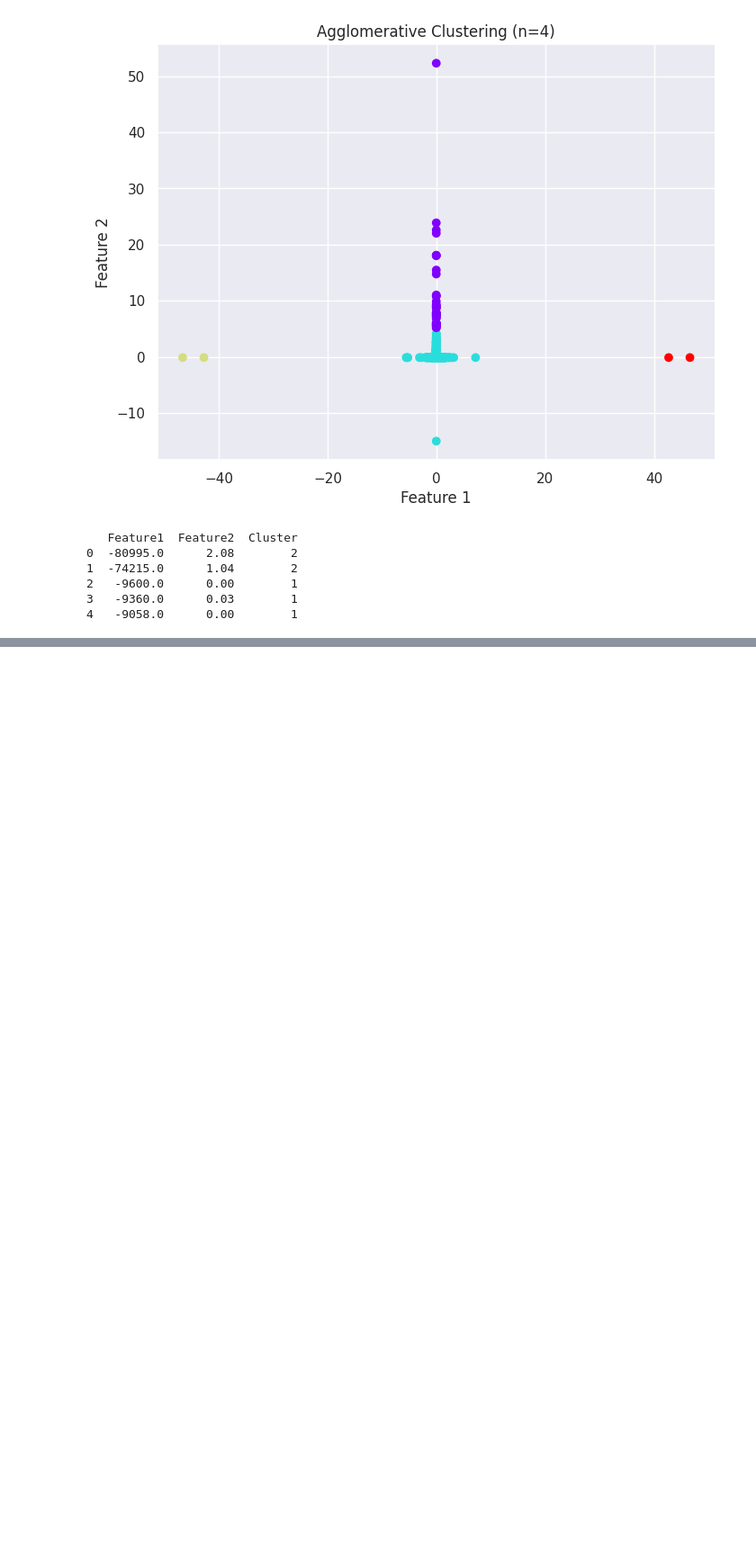
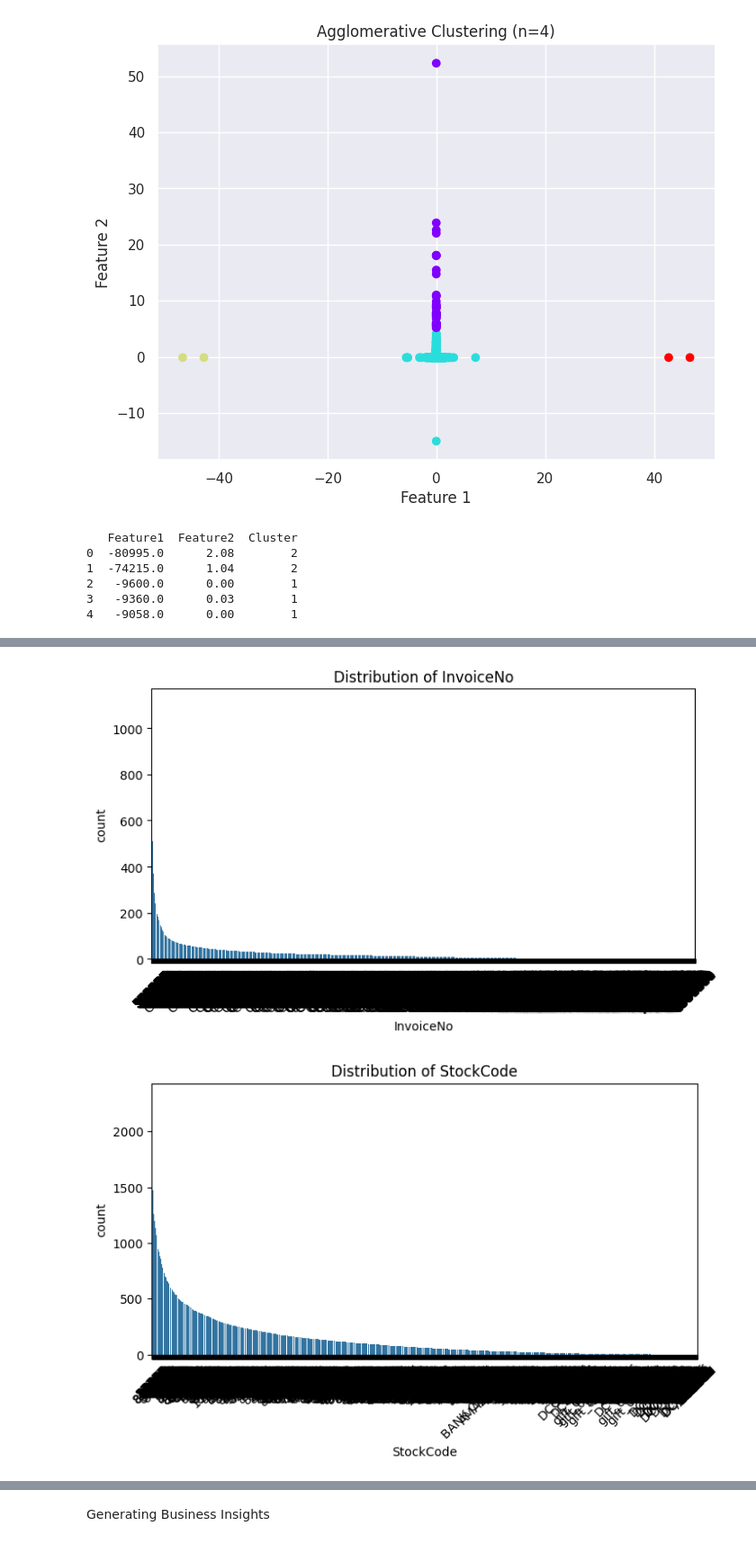
Before and after one commit to geez5/CustomersegmentationClustering, a Jupyter notebook: customer_clustering_segmentation.ipynb, the cells around one changed output, grey strips where cells are left out. Shown at 90% size. Drawn from its saved outputs; the diff is of its cells as text; code cells hidden in the pictures; blank space fills up the shorter version.

```diff
--- a/customer_clustering_segmentation.ipynb
+++ b/customer_clustering_segmentation.ipynb
@@ -276,0 +354,13 @@ print(df_clusters.head())
+# %%
+#Categorical Column Distributions
+categorical_columns = df.select_dtypes(include='object').columns
+
+for col in categorical_columns:
+    plt.figure(figsize=(8,4))
+    sns.countplot(data=df, x=col, order=df[col].value_counts().index)
+    plt.xticks(rotation=45)
+    plt.title(f'Distribution of {col}')
+    plt.show()
+# %% [output]
+[figure, added]
+[figure, added]
@@ -276,0 +370,2 @@ print(df_clusters.head())
+# %% [markdown]
+Generating Business Insights
```
Also changed, not shown: parts of 10 cells of this notebook.
